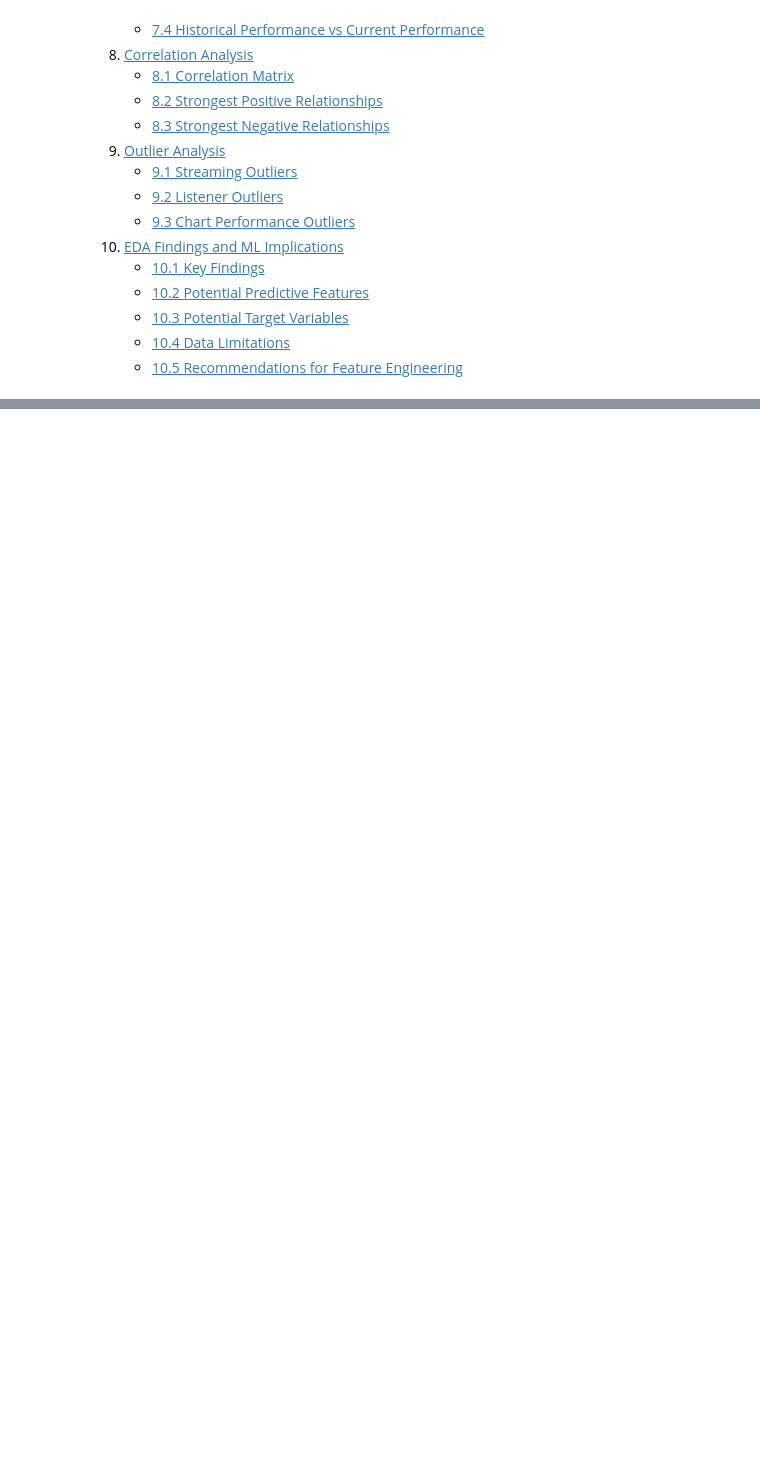
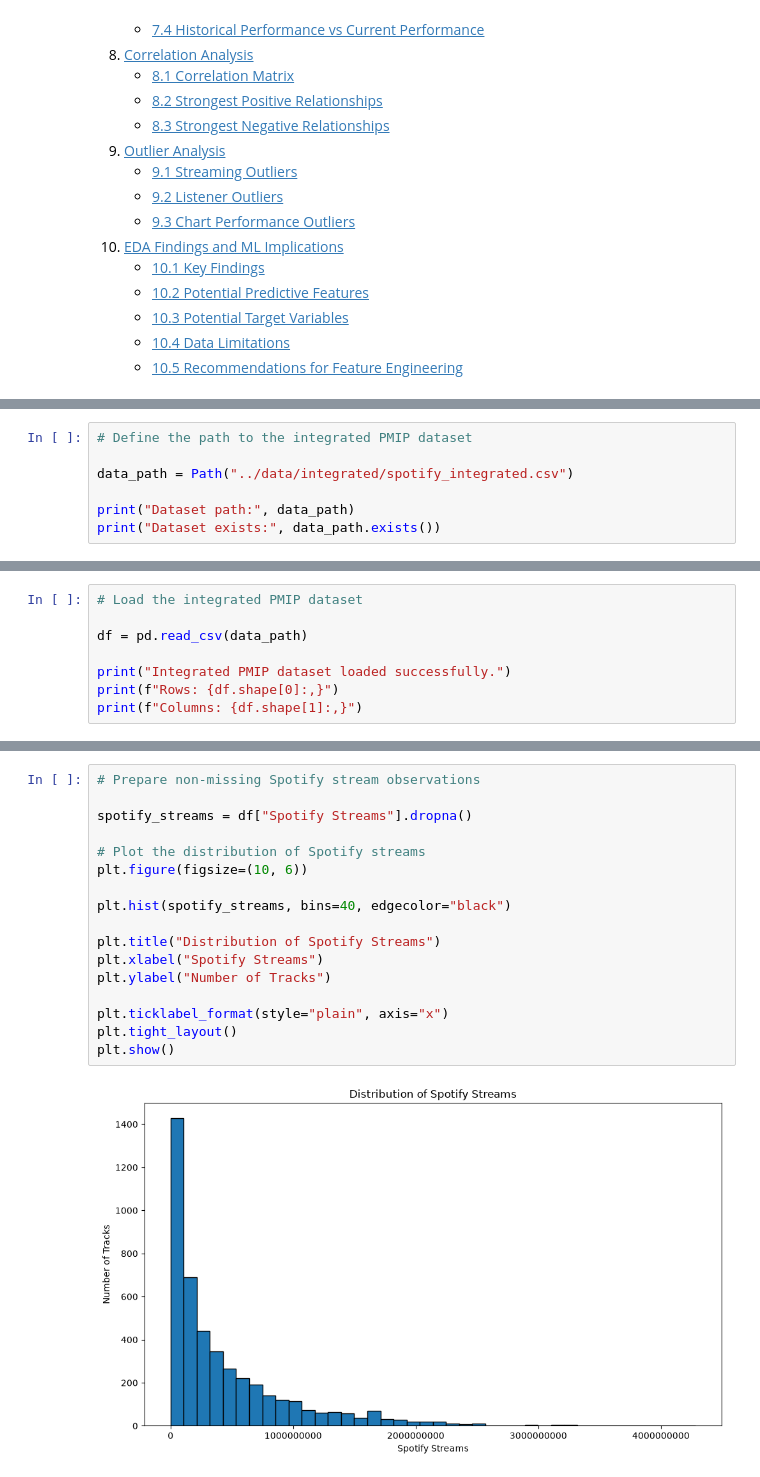
Before and after one commit to ricchiebear/PMIP, a Jupyter notebook: notebooks/04_eda_visualisation.ipynb, the cells around one changed output, grey strips where cells are left out. Drawn from its saved outputs; the diff is of its cells as text; blank space fills up the shorter version.

Commit message:
Complete exploratory data analysis and visualisation

```diff
--- a/notebooks/04_eda_visualisation.ipynb
+++ b/notebooks/04_eda_visualisation.ipynb
@@ -74,0 +112,7 @@ The objectives of this notebook are to:
+# %%
+# Define the path to the integrated PMIP dataset
+
+data_path = Path("../data/integrated/spotify_integrated.csv")
+
+print("Dataset path:", data_path)
+print("Dataset exists:", data_path.exists())
@@ -74,0 +131,8 @@ The objectives of this notebook are to:
+# %%
+# Load the integrated PMIP dataset
+
+df = pd.read_csv(data_path)
+
+print("Integrated PMIP dataset loaded successfully.")
+print(f"Rows: {df.shape[0]:,}")
+print(f"Columns: {df.shape[1]:,}")
@@ -74,0 +633,19 @@ The objectives of this notebook are to:
+# %%
+# Prepare non-missing Spotify stream observations
+
+spotify_streams = df["Spotify Streams"].dropna()
+
+# Plot the distribution of Spotify streams
+plt.figure(figsize=(10, 6))
+
+plt.hist(spotify_streams, bins=40, edgecolor="black")
+
+plt.title("Distribution of Spotify Streams")
+plt.xlabel("Spotify Streams")
+plt.ylabel("Number of Tracks")
+
+plt.ticklabel_format(style="plain", axis="x")
+plt.tight_layout()
+plt.show()
+# %% [output]
+[figure, added]
```
Also changed, not shown: parts of 134 cells of this notebook.
